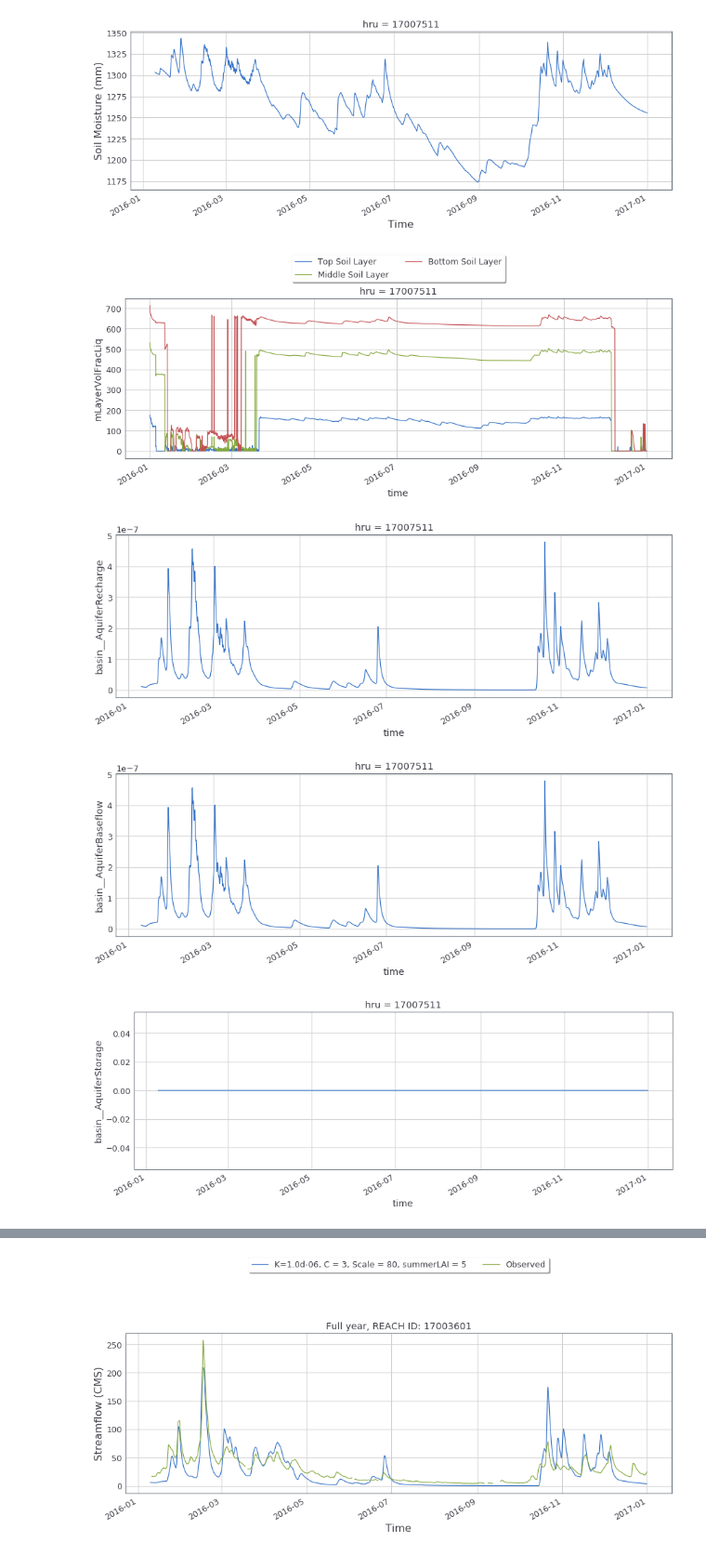
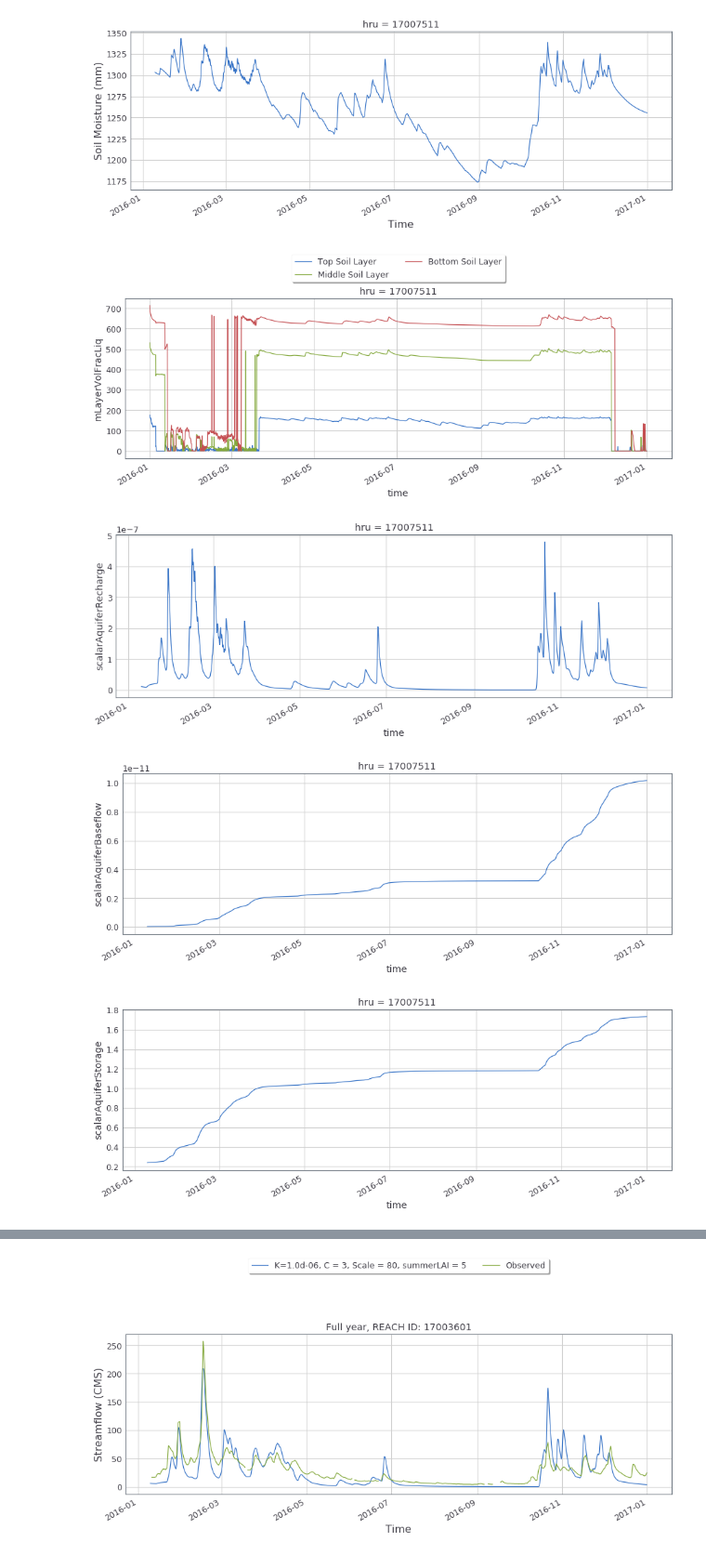
Before and after one commit to hydrofcst/luit, a Jupyter notebook: bigBucktparametersensitivity_singleRun.ipynb, the cells around one changed output, grey strips where cells are left out. Shown at 93% size. Cells and saved outputs as stored; diff of their text form; code cells hidden in the pictures.

Commit message:
New storage variables

```diff
--- a/bigBucktparametersensitivity_singleRun.ipynb
+++ b/bigBucktparametersensitivity_singleRun.ipynb
@@ -77,33 +77,33 @@ plt.show()
 # %%
 #mLayerVolFracLiq
 iden_water = 1000
 plt.figure(figsize=(pltwidth, pltheight))
 (out.sel(hru = hid)['mLayerVolFracLiq'][:, 0]*iden_water*0.5).plot(label='Top Soil Layer')
 (out.sel(hru = hid)['mLayerVolFracLiq'][:, 1]*iden_water*1.5).plot(label='Middle Soil Layer')
 (out.sel(hru = hid)['mLayerVolFracLiq'][:, 2]*iden_water*2.0).plot(label='Bottom Soil Layer')
 plt.legend(loc='upper center', bbox_to_anchor=(0.5, 1.3), ncol=2, fancybox=True, shadow=True)
 plt.show()
 
 plt.figure(figsize=(pltwidth, pltheight))
-out.sel(hru = hid)['basin__AquiferRecharge'].loc[starttime1:endtime1].plot()
+out.sel(hru = hid)['scalarAquiferRecharge'].loc[starttime1:endtime1].plot()
 plt.show()
 
 plt.figure(figsize=(pltwidth, pltheight))
-out.sel(hru = hid)['basin__AquiferBaseflow'].loc[starttime1:endtime1].plot()
+out.sel(hru = hid)['scalarAquiferBaseflow'].loc[starttime1:endtime1].plot()
 plt.show()
 
 plt.figure(figsize=(pltwidth, pltheight))
-out.sel(hru = hid)['basin__AquiferStorage'].loc[starttime1:endtime1].plot()
+out.sel(hru = hid)['scalarAquiferStorage'].loc[starttime1:endtime1].plot()
 plt.show()
 
 plt.figure(figsize=(pltwidth, pltheight))
-out.sel(hru = hid)['basin__AquiferTranspire'].loc[starttime1:endtime1].plot()
+out.sel(hru = hid)['scalarAquiferTranspire'].loc[starttime1:endtime1].plot()
 plt.show()
 # %% [output]
 [figure]
 [figure]
-[figure, old version]
+[figure, new version]
-[figure, old version]
+[figure, new version]
 [figure]
 # %%
 #Streamflow
```
